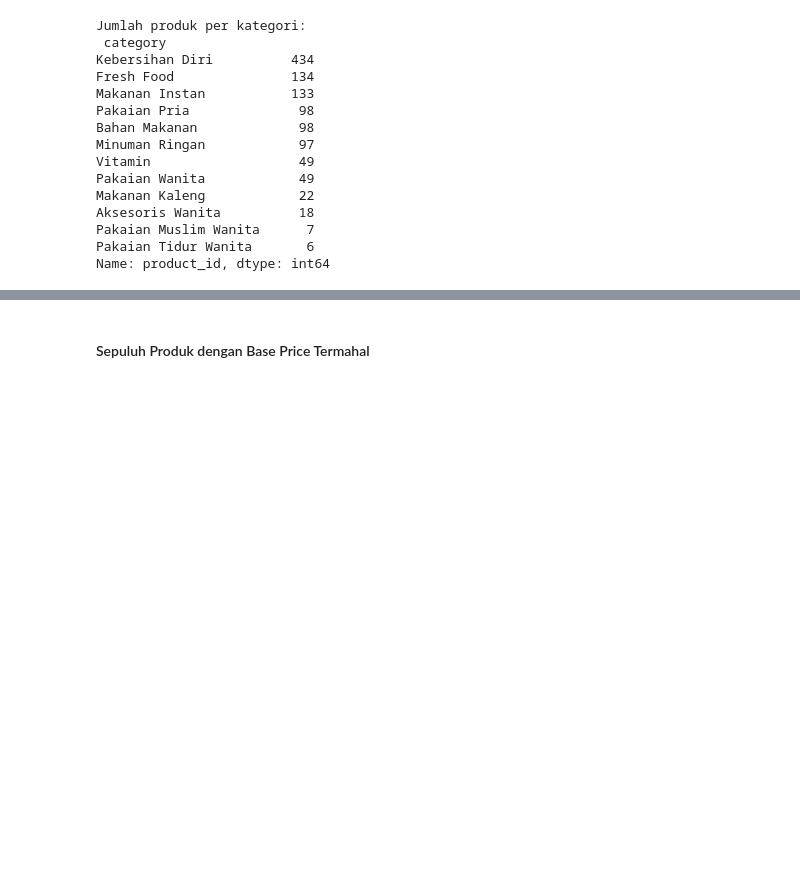
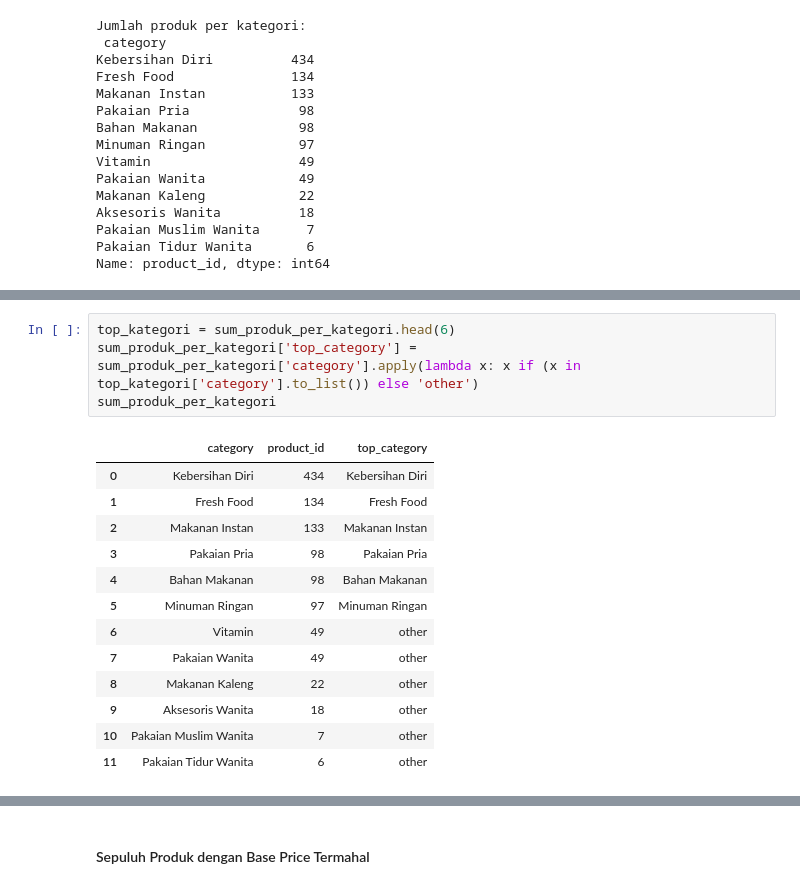
Before and after one commit to rfajri27/Ekploring_E_Commerce_Data, a Jupyter notebook: exploring_e_commerce_data.ipynb, the cells around one changed output, grey strips where cells are left out. Saved outputs shown, nothing was run; the diff lists cells and outputs as text; blank space fills up the shorter version.

```diff
--- a/exploring_e_commerce_data.ipynb
+++ b/exploring_e_commerce_data.ipynb
@@ -78,0 +96,18 @@ Name: product_id, dtype: int64
+# %%
+top_kategori = sum_produk_per_kategori.head(6)
+sum_produk_per_kategori['top_category'] = sum_produk_per_kategori['category'].apply(lambda x: x if (x in top_kategori['category'].to_list()) else 'other')
+sum_produk_per_kategori
+# %% [output]
+|  | category | product_id | top_category |
+| 0 | Kebersihan Diri | 434 | Kebersihan Diri |
+| 1 | Fresh Food | 134 | Fresh Food |
+| 2 | Makanan Instan | 133 | Makanan Instan |
+| 3 | Pakaian Pria | 98 | Pakaian Pria |
+| 4 | Bahan Makanan | 98 | Bahan Makanan |
+| 5 | Minuman Ringan | 97 | Minuman Ringan |
+| 6 | Vitamin | 49 | other |
+| 7 | Pakaian Wanita | 49 | other |
+| 8 | Makanan Kaleng | 22 | other |
+| 9 | Aksesoris Wanita | 18 | other |
+| 10 | Pakaian Muslim Wanita | 7 | other |
+| 11 | Pakaian Tidur Wanita | 6 | other |
```
Also changed, not shown: parts of 13 cells of this notebook, 1 other file.
